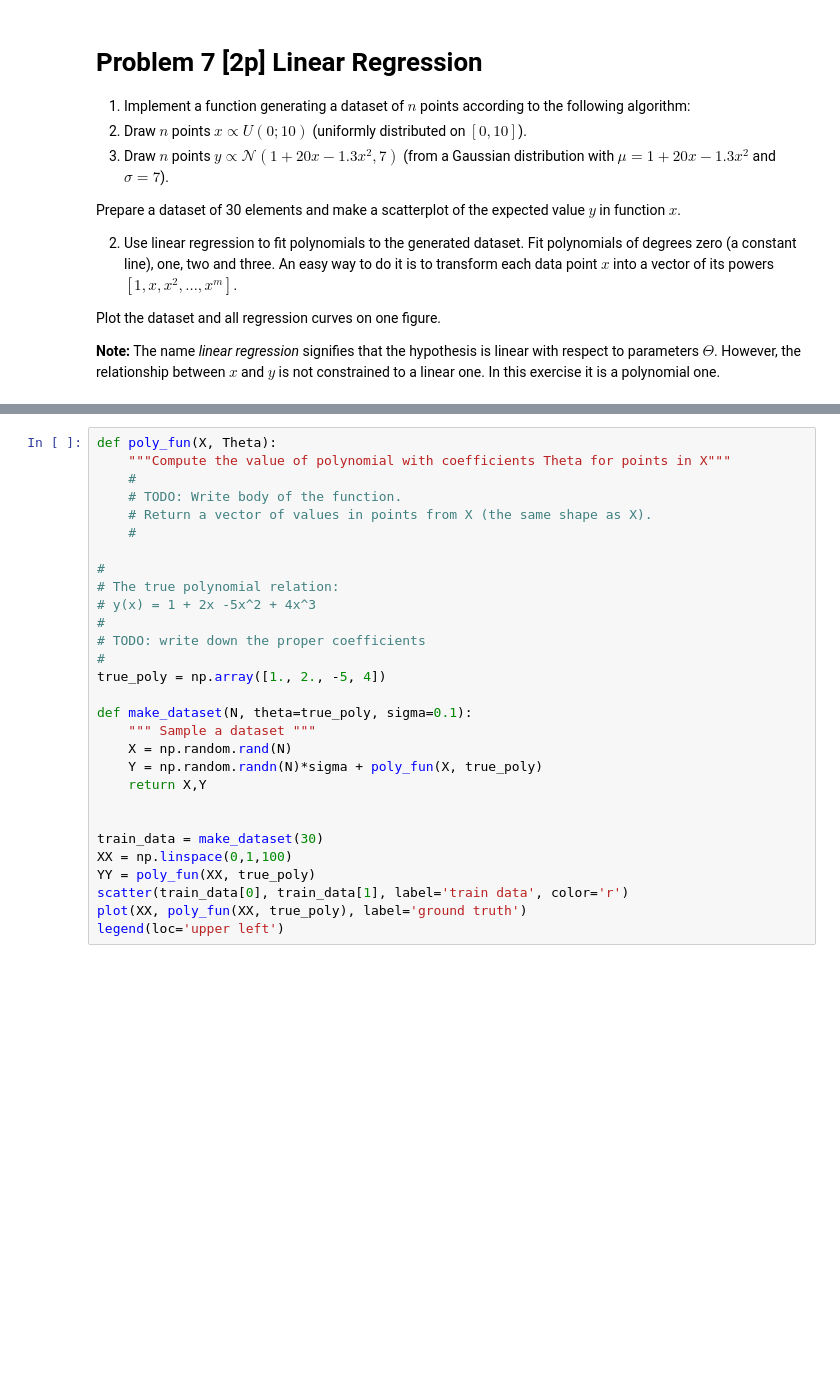
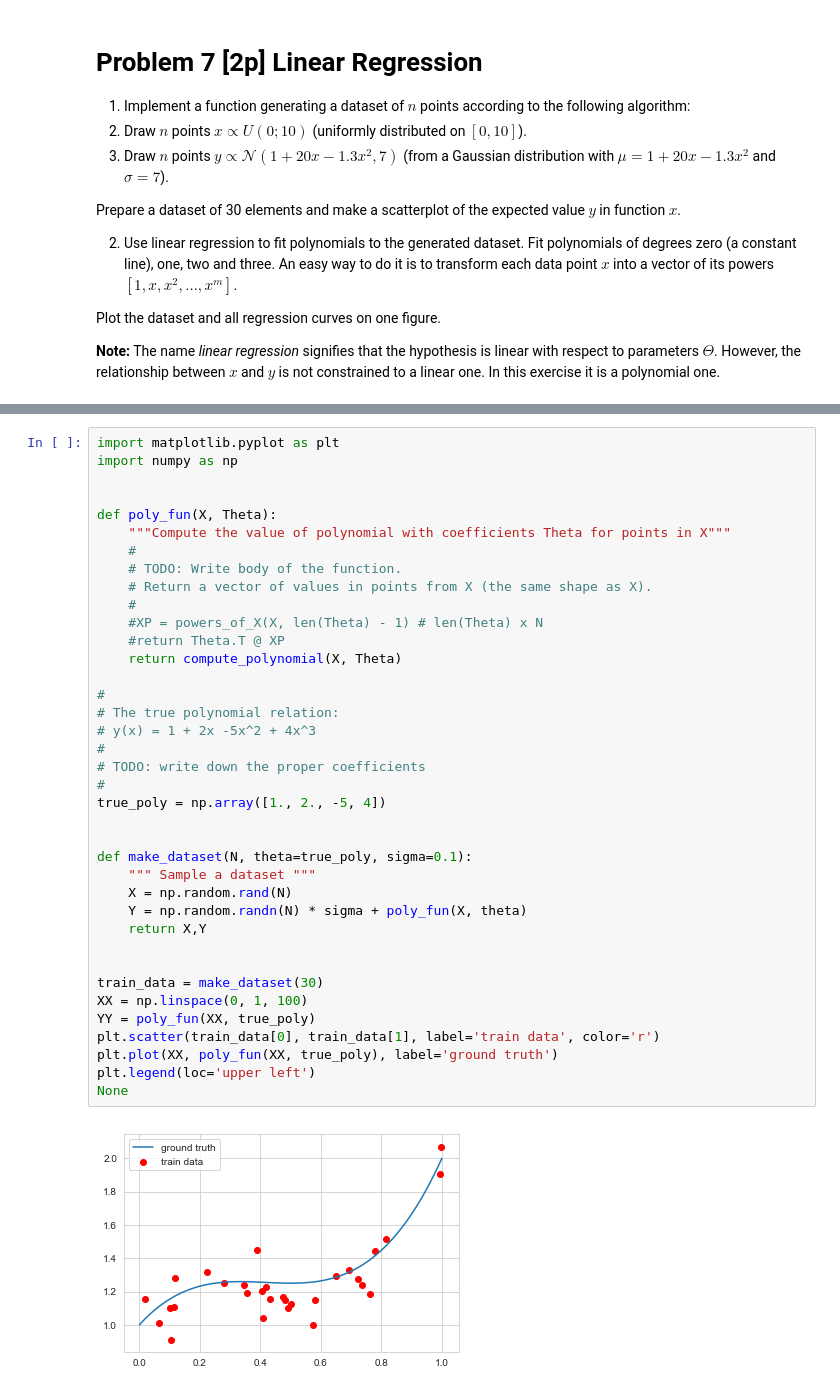
Before and after one commit to derenio/nn_assignments, a Jupyter notebook: assignment2/Assignment2_solutions.ipynb, the cells around one changed output, grey strips where cells are left out. Drawn from its saved outputs; the diff is of its cells as text; blank space fills up the shorter version.

```diff
--- a/assignment2/Assignment2_solutions.ipynb
+++ b/assignment2/Assignment2_solutions.ipynb
@@ -572,34 +610,45 @@ value from the set $\{0, 10^{-6}, 10^{-5}, 10^{-4}, 10^{-3}, 10^{-2}, 10^{-1}\}$
 
 Plot the mean training and testing errors. What is the effect of increasing $\lambda$?
 # %%
+import matplotlib.pyplot as plt
+import numpy as np
+
+
 def poly_fun(X, Theta):
     """Compute the value of polynomial with coefficients Theta for points in X"""
     #
     # TODO: Write body of the function.
     # Return a vector of values in points from X (the same shape as X).
     #
+    #XP = powers_of_X(X, len(Theta) - 1) # len(Theta) x N
+    #return Theta.T @ XP
+    return compute_polynomial(X, Theta)
 
 #
 # The true polynomial relation:
 # y(x) = 1 + 2x -5x^2 + 4x^3
 #
 # TODO: write down the proper coefficients
 #
 true_poly = np.array([1., 2., -5, 4])
 
+
 def make_dataset(N, theta=true_poly, sigma=0.1):
     """ Sample a dataset """
     X = np.random.rand(N)
-    Y = np.random.randn(N)*sigma + poly_fun(X, true_poly)
+    Y = np.random.randn(N) * sigma + poly_fun(X, theta)
     return X,Y
 
 
 train_data = make_dataset(30)
-XX = np.linspace(0,1,100)
+XX = np.linspace(0, 1, 100)
 YY = poly_fun(XX, true_poly)
-scatter(train_data[0], train_data[1], label='train data', color='r')
-plot(XX, poly_fun(XX, true_poly), label='ground truth')
-legend(loc='upper left')
+plt.scatter(train_data[0], train_data[1], label='train data', color='r')
+plt.plot(XX, poly_fun(XX, true_poly), label='ground truth')
+plt.legend(loc='upper left')
+None
+# %% [output]
+[figure, added]
 # %%
 #please note: lambda is a reserved keyword in python, thus we use _lambda
 def poly_fit(data, degree, _lambda):
```
Also changed, not shown: parts of 15 cells of this notebook, 12 other files.
